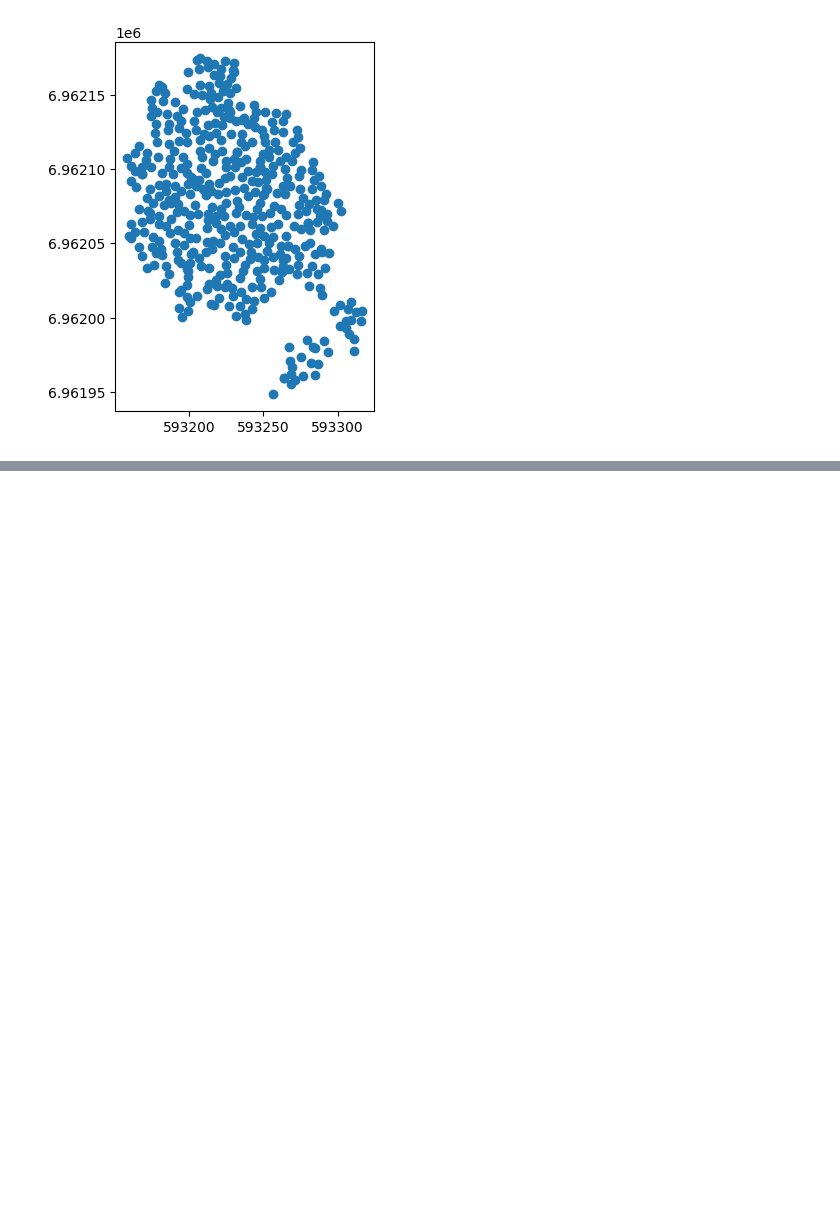
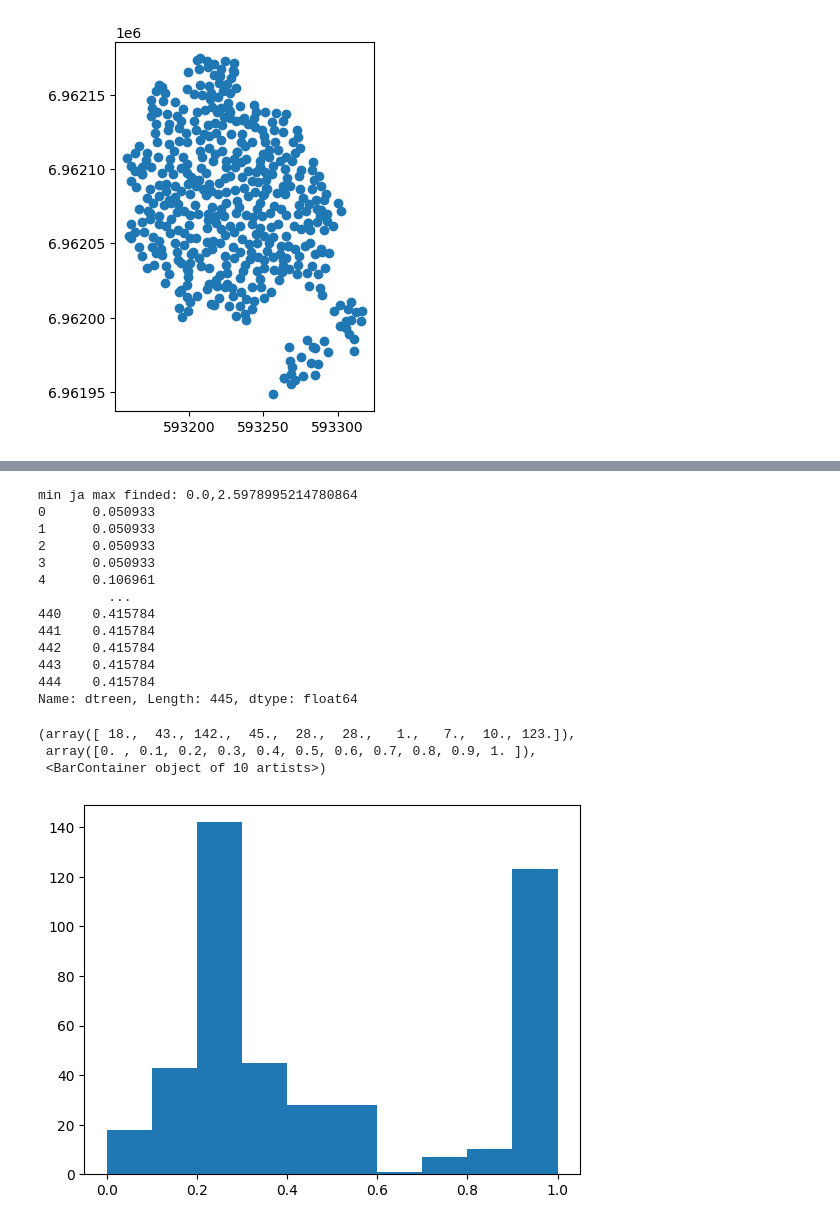
Before and after one commit to SuomenMetsakeskus/smk_tools, a Jupyter notebook: processing/smk_essmodels.ipynb, the cells around one changed output, grey strips where cells are left out. Drawn from its saved outputs; the diff is of its cells as text; code cells hidden in the pictures; blank space fills up the shorter version.

```diff
--- a/processing/smk_essmodels.ipynb
+++ b/processing/smk_essmodels.ipynb
@@ -155,0 +177,63 @@ plt.hist(data_df["biodn"])
+# %%
+def calculateDecayTreePotential(in_feat):
+
+    in_feat.dataProvider().addAttributes([QgsField("dtree",QVariant.Double)])
+    in_feat.updateFields()
+
+    #treelist = [1,2,29]
+    puuH = [("MEANHEIGHTPINE",1),("MEANHEIGHTSPRUCE",2),("MEANHEIGHTDECIDUOUS",29)]
+    fc_d = lambda t : t.replace("HEIGHT","DIAMETER")
+    fc_v = lambda t : t.replace("HEIGHT","VOLUME")
+
+    with edit(in_feat):
+        for feat in in_feat.getFeatures():
+            #maxH = [feat["MEANHEIGHTPINE"],feat["MEANHEIGHTSPRUCE"],feat["MEANHEIGHTDECIDUOUS"]]
+            #maxItem = max(maxH)
+            #maxH = puuH[str(maxH.index(maxItem))]
+            dcp = decay_tree_potential('zone'+str(feat['PaajakoNro']))
+
+            if feat['FERTILITYCLASS'] > 0 and max([feat[p[0]] for p in puuH]) >0:
+                if feat['FERTILITYCLASS']>6:
+                    para = [dcp[6][i[1]] for i in puuH]
+                else:
+                    para = [dcp[int(feat['FERTILITYCLASS'])][i[1]] for i in puuH]
+
+                #d = [maxH[i].replace("HEIGHT","DIAMETER") i for
+                potvalues = [limit(np.poly1d(para[i])(feat[fc_d(p[0])]),0,2) for i,p in enumerate(puuH) if feat[fc_d(p[0])] > 0]
+                #potvalues = sum([potvalues[i]*feat[fc_v(p[0])] for i,p in enumerate(puuH)])
+            else:
+                potvalues=[0]
+
+            feat["dtree"]=float(sum(potvalues))
+
+
+            in_feat.updateFeature(feat)
+
+    normalizeValue(in_feat,"dtree",None,False)
+    #normalizeValue(in_feat,"DTW_1")
+# %%
+calculateDecayTreePotential(data_qgis)
+
+data_df = gpd.read_file(data_example,layer = layer)
+
+print(data_df['dtreen'])
+
+plt.hist(data_df['dtreen'])
+# %% [output]
+min ja max finded: 0.0,2.5978995214780864
+0      0.050933
+1      0.050933
+2      0.050933
+3      0.050933
+4      0.106961
+         ...
+440    0.415784
+441    0.415784
+442    0.415784
+443    0.415784
+444    0.415784
+Name: dtreen, Length: 445, dtype: float64
+(array([ 18.,  43., 142.,  45.,  28.,  28.,   1.,   7.,  10., 123.]),
+ array([0. , 0.1, 0.2, 0.3, 0.4, 0.5, 0.6, 0.7, 0.8, 0.9, 1. ]),
+ <BarContainer object of 10 artists>)
+[figure, added]
```
Also changed, not shown: parts of 13 cells of this notebook, 3 other files.
